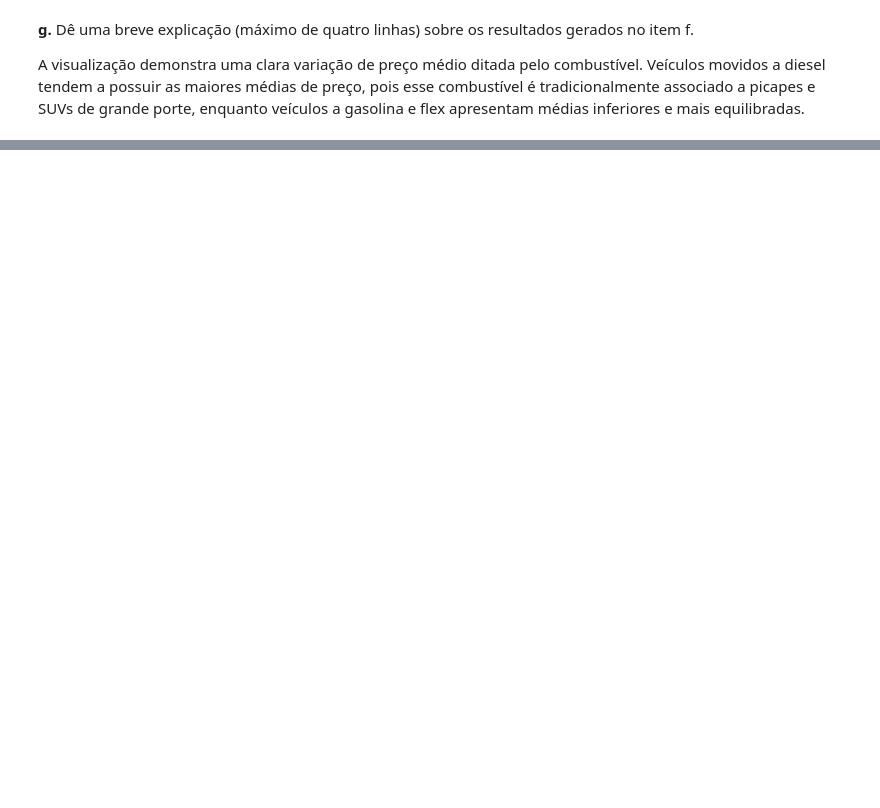
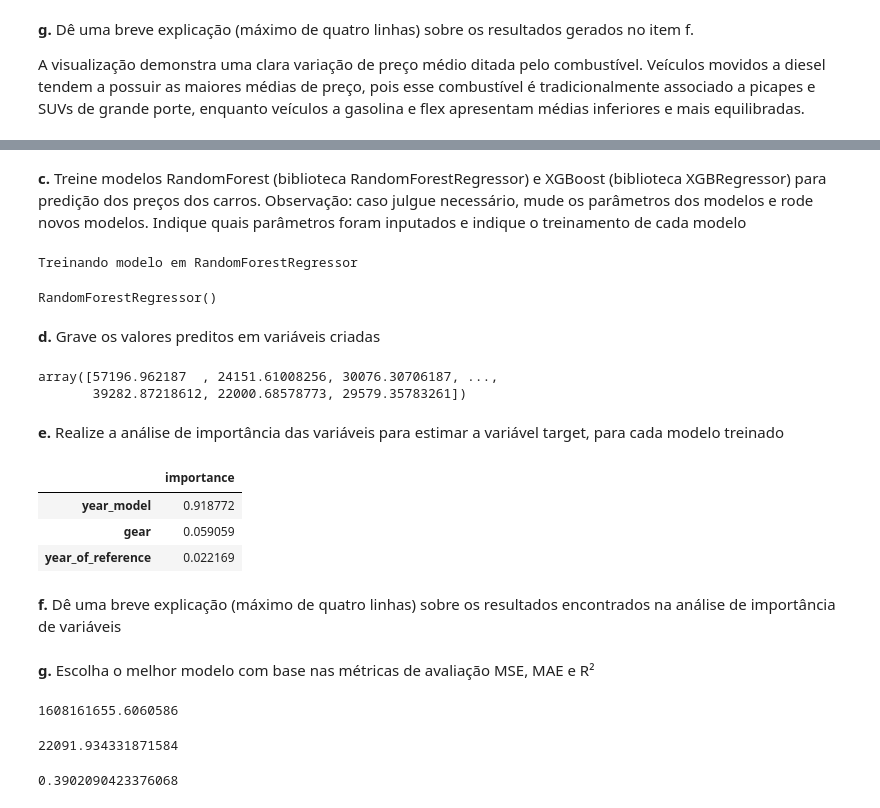
Before and after one commit to EduardoFelixNeto/trabalhoLinguagemProgramacaoAplicada, a Jupyter notebook: analise_exploratoria_precos_carros_brasil.ipynb, the cells around one changed output, grey strips where cells are left out. Drawn from its saved outputs; the diff is of its cells as text; code cells hidden in the pictures; blank space fills up the shorter version.

```diff
--- a/analise_exploratoria_precos_carros_brasil.ipynb
+++ b/analise_exploratoria_precos_carros_brasil.ipynb
@@ -324,0 +405,47 @@ A visualização demonstra uma clara variação de preço médio ditada pelo com
+# %% [markdown]
+**c.** Treine modelos RandomForest (biblioteca RandomForestRegressor) e XGBoost (biblioteca XGBRegressor) para predição dos preços dos carros. Observação: caso julgue necessário, mude os parâmetros dos modelos e rode novos modelos. Indique quais parâmetros foram inputados e indique o treinamento de cada modelo
+# %%
+print("Treinando modelo em RandomForestRegressor")
+model_rf = RandomForestRegressor()
+model_rf.fit(X_train, Y_train)
+# %% [output]
+Treinando modelo em RandomForestRegressor
+RandomForestRegressor()
+# %% [markdown]
+**d.** Grave os valores preditos em variáveis criadas
+# %%
+valores_preditos_rf = model_rf.predict(X_test)
+valores_preditos_rf
+# %% [output]
+array([57196.962187  , 24151.61008256, 30076.30706187, ...,
+       39282.87218612, 22000.68578773, 29579.35783261])
+# %% [markdown]
+**e.** Realize a análise de importância das variáveis para estimar a variável target, para cada modelo treinado
+# %%
+model_rf.feature_importances_
+feature_importances = pd.DataFrame(model_rf.feature_importances_, index = X_train.columns, columns=['importance']).sort_values('importance', ascending = False)
+feature_importances
+# %% [output]
+|  | importance |
+| year_model | 0.918772 |
+| gear | 0.059059 |
+| year_of_reference | 0.022169 |
+# %% [markdown]
+**f.** Dê uma breve explicação (máximo de quatro linhas) sobre os resultados encontrados na análise de importância de variáveis
+# %% [markdown]
+**g.** Escolha o melhor modelo com base nas métricas de avaliação MSE, MAE e R²
+# %%
+mse = mean_squared_error(Y_test, valores_preditos_rf)
+mse
+# %% [output]
+1608161655.6060586
+# %%
+mae = mean_absolute_error(Y_test, valores_preditos_rf)
+mae
+# %% [output]
+22091.934331871584
+# %%
+r2s = r2_score(Y_test, valores_preditos_rf)
+r2s
+# %% [output]
+0.3902090423376068
```
Also changed, not shown: parts of 21 cells of this notebook.
